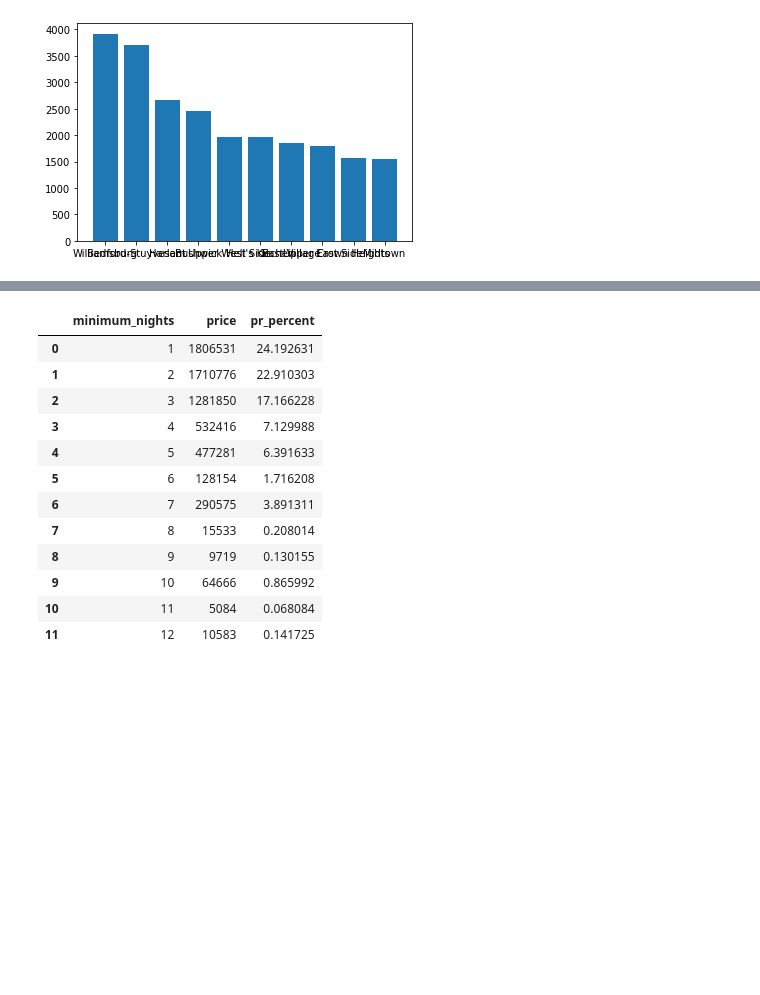
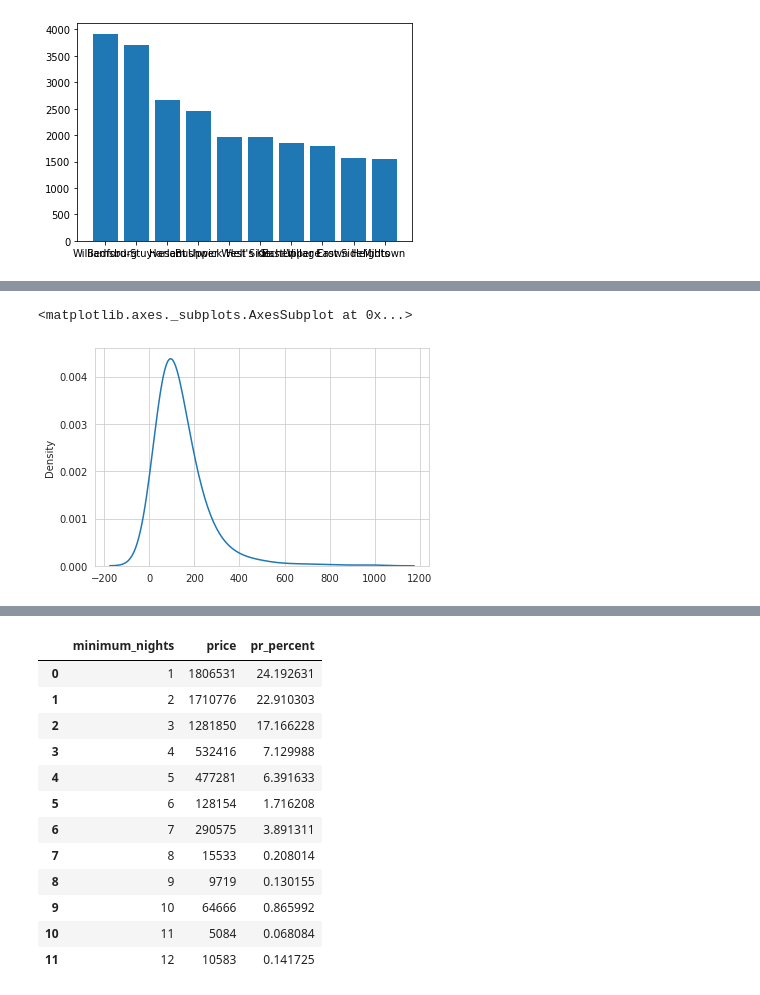
Before and after one commit to yaman9675/understand_Airbnb, a Jupyter notebook: understand_Airbnb.ipynb, the cells around one changed output, grey strips where cells are left out. Drawn from its saved outputs; the diff is of its cells as text; code cells hidden in the pictures; blank space fills up the shorter version.

```diff
--- a/understand_Airbnb.ipynb
+++ b/understand_Airbnb.ipynb
@@ -313,0 +662,6 @@ plt.bar(x, y)
+# %%
+sns.set_style('whitegrid')
+sns.kdeplot(np.array(price_1000['price']), bw=0.5)
+# %% [output]
+<matplotlib.axes._subplots.AxesSubplot at 0x...>
+[figure, added]
```
Also changed, not shown: parts of 121 cells of this notebook.
